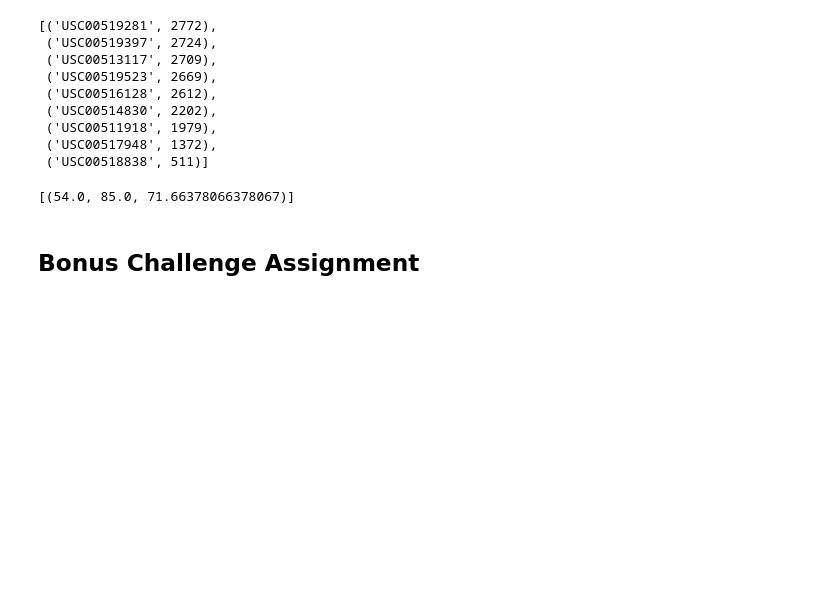
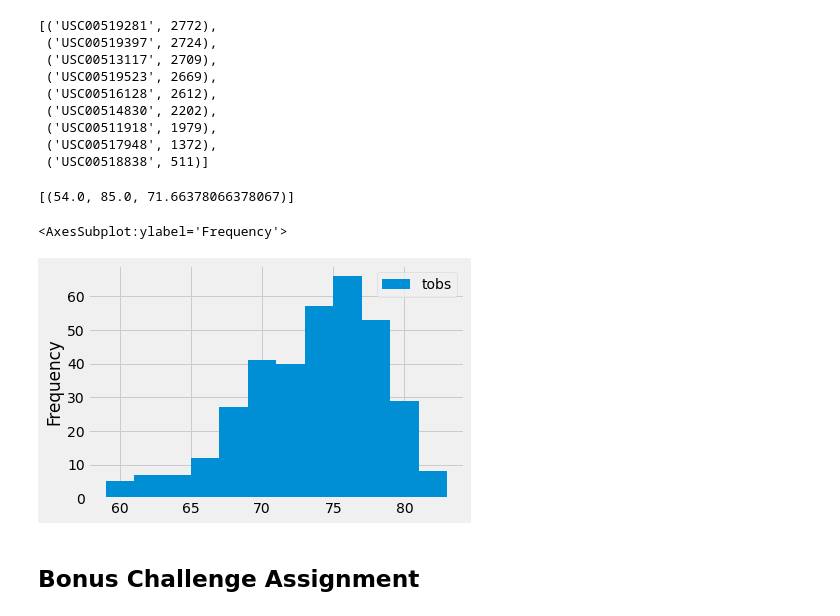
Before and after one commit to econway0321/sqlalchemy-challenge, a Jupyter notebook: climate_starter.ipynb, the cells around one changed output. Drawn from its saved outputs; the diff is of its cells as text; code cells hidden in the pictures; blank space fills up the shorter version.

```diff
--- a/climate_starter.ipynb
+++ b/climate_starter.ipynb
@@ -218,7 +203,21 @@ results
 [(54.0, 85.0, 71.66378066378067)]
 # %%
 # Choose the station with the highest number of temperature observations.
-# Query the last 12 months of temperature observation data for this station and plot the results as a histogram
+# Query the last 12 months of temperature observation data for this station
+#and plot the results as a histogram
+
+sel=[Measurement.date, Measurement.tobs]
+temp_observations=session.query(*sel).filter(Measurement.date>=year_ago).filter(Measurement.station == 'USC00519281').all()
+#temp_observations
+
+df_2=pd.DataFrame(temp_observations, columns=['date', 'tobs'])
+df_2.set_index('date', inplace=True,)
+#df_2.head()
+
+df_2.plot(kind='hist', bins=12)
+# %% [output]
+<AxesSubplot:ylabel='Frequency'>
+[figure, added]
 # %% [markdown]
 ## Bonus Challenge Assignment
 # %%
```
Also changed, not shown: parts of 16 cells of this notebook, 9 other files.
